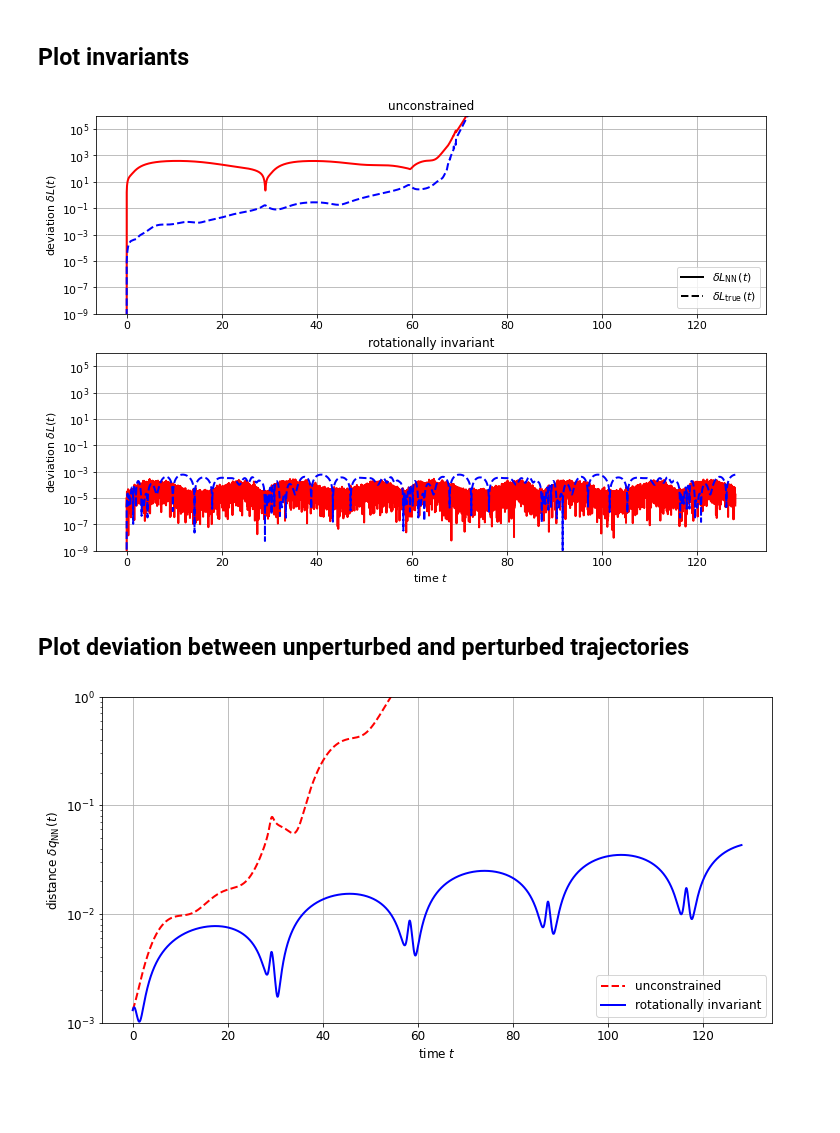
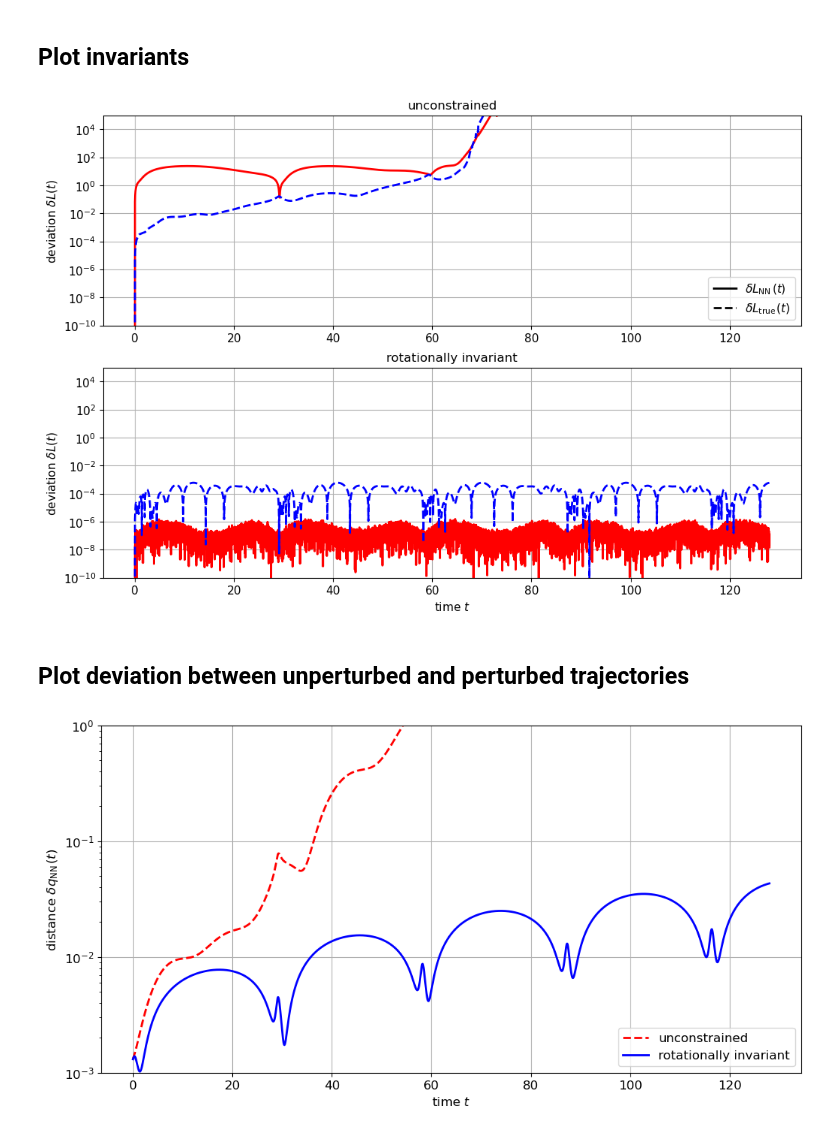
Before and after one commit to eikehmueller/mlconservation_code, a Jupyter notebook: src/EvaluateKeplerModel.ipynb, the cells around one changed output. Drawn from its saved outputs; the diff is of its cells as text; code cells hidden in the pictures; blank space fills up the shorter version.

```diff
--- a/src/EvaluateKeplerModel.ipynb
+++ b/src/EvaluateKeplerModel.ipynb
@@ -138,36 +160,36 @@ for model_label in ["","rot"]:
 # %%
 model_label_list = ["","rot"]
 fs = 11
 title = {"":"unconstrained",
          "rot":"rotationally invariant"}
 
 fig, axs = plt.subplots(2,1, figsize=(12,8))
 for row in [0,1]:
     model_label = model_label_list[row]
     invariant = monitors_nn[model_label][1].data
     invariant_true = monitors_nn[model_label][2].data
     ax = axs[row]
-    Q = np.linalg.norm(invariant[:,:].T-invariant[:,0],axis=1) # / np.linalg.norm(invariant[:,0])
-    Q_true = np.linalg.norm(invariant_true[:,:].T-invariant_true[:,0],axis=1) # / np.linalg.norm(invariant_true[:,0])
+    Q = np.linalg.norm(invariant[:,:].T-invariant[:,0],axis=1) / np.linalg.norm(invariant[:,0])
+    Q_true = np.linalg.norm(invariant_true[:,:].T-invariant_true[:,0],axis=1) / np.linalg.norm(invariant_true[:,0])
     ax.plot(trajectory_generator_nn.t,Q,linewidth=2,color="red")
     ax.plot(trajectory_generator_nn.t,Q_true,linewidth=2,linestyle="--",color="blue")
     if row==0:
         ax.plot([],[],linewidth=2,color="black",label=r"$\delta L_{\operatorname{NN}}(t)$")
         ax.plot([],[],linewidth=2,color="black",linestyle="--",label=r"$\delta L_{\operatorname{true}}(t)$")
         ax.legend(loc="lower right",fontsize=fs)
     if row ==1:
         ax.set_xlabel("time $t$",fontsize=fs)
     ax.set_yscale("log")
-    ax.set_ylim(1.E-9,1.E6)
+    ax.set_ylim(1.E-10,1.E5)
     ax.set_ylabel(r"deviation $\delta L(t)$",fontsize=fs)
     ax.set_title(title[model_label],fontsize=12)
     ax.tick_params(axis='both', which='major', labelsize=fs)
     ax.grid()
 
 plt.savefig("invariants_kepler.pdf",bbox_inches="tight")
 plt.show()
 # %% [output]
-[figure, old version]
+[figure, new version]
 # %% [markdown]
 ## Plot deviation between unperturbed and perturbed trajectories
 # %%
@@ -196,4 +218,4 @@ plt.grid()
 plt.savefig("perturbation_kepler.pdf",bbox_inches="tight")
 plt.show()
 # %% [output]
-[figure, old version]
+[figure, new version]
```
Also changed, not shown: parts of 3 cells of this notebook.
